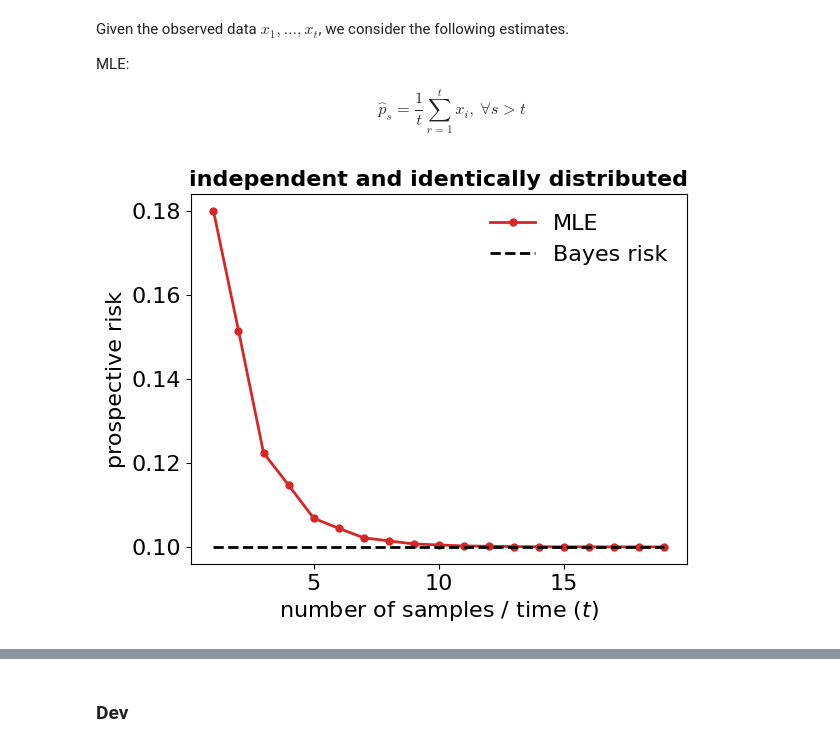
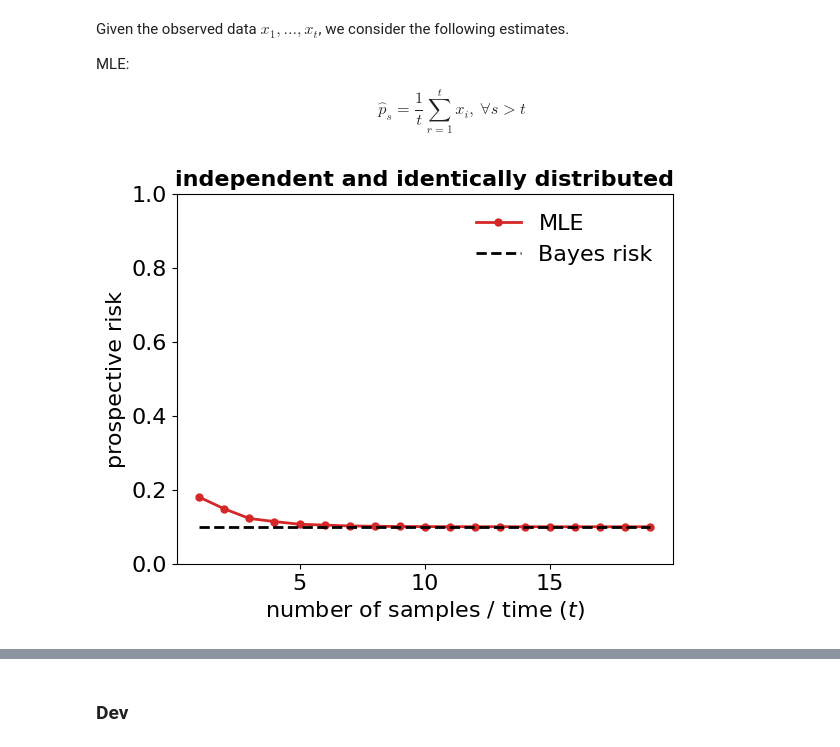
Before and after one commit to YuxinB/ProL, a Jupyter notebook: notebooks/6-four-cases-of-PL.ipynb, the cells around one changed output, grey strips where cells are left out. Drawn from its saved outputs; the diff is of its cells as text; code cells hidden in the pictures.

```diff
--- a/notebooks/6-four-cases-of-PL.ipynb
+++ b/notebooks/6-four-cases-of-PL.ipynb
@@ -78,15 +76,16 @@ for t in t_list:
 # %%
 fig, ax = plt.subplots()
 color = sns.color_palette("tab10")[3]
 ax.plot(t_list, risk, label='MLE', color=color, marker='o', ms=5, lw=2)
 ax.plot(t_list, (1-p)*np.ones((len(t_list),)), label='Bayes risk', color='k', ls='dashed', lw=2)
 ax.legend(frameon=False)
 ax.set_ylabel('prospective risk')
 ax.set_xlabel(r'number of samples / time ($t$)')
 ax.set_title('independent and identically distributed', fontsize=16, fontweight='bold')
+ax.set_ylim([0, 1])
 plt.show()
 # %% [output]
-[figure, old version]
+[figure, new version]
 # %%
 fig.savefig("figures/case1.pdf", bbox_inches='tight')
 # %% [markdown]
```
Also changed, not shown: parts of 9 cells of this notebook, 1 other file.
